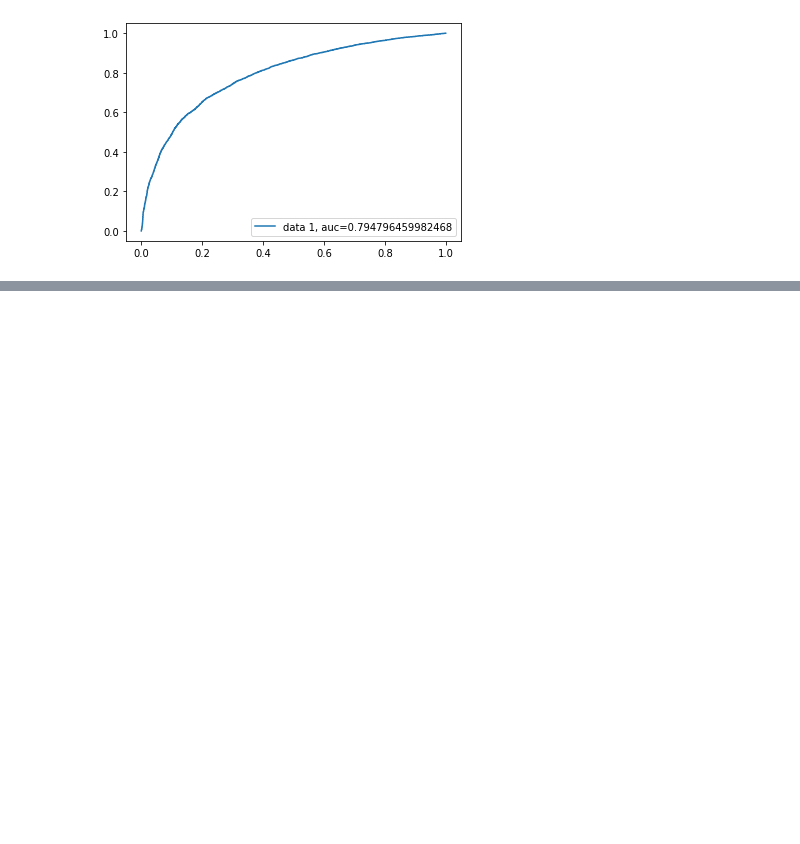
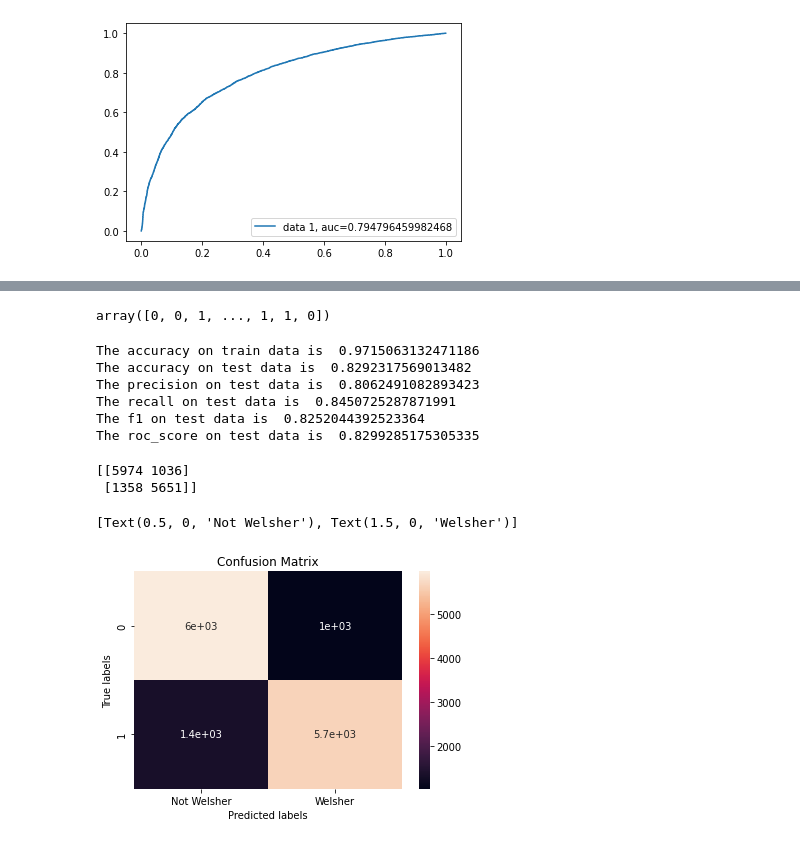
Before and after one commit to dushyantmaharshi/Credit-Card-Default-Prediction, a Jupyter notebook: Credit_Card_Default_Prediction_Capstone_Project.ipynb, the cells around one changed output, grey strips where cells are left out. Cells and saved outputs as stored; diff of their text form; code cells hidden in the pictures; blank space fills up the shorter version.

```diff
--- a/Credit_Card_Default_Prediction_Capstone_Project.ipynb
+++ b/Credit_Card_Default_Prediction_Capstone_Project.ipynb
@@ -816,0 +866,7 @@ plt.show()
+# %%
+# Implementing grid search model
+random_search = RandomizedSearchCV(estimator = rf_clf,param_distributions= param_grid,  scoring = 'accuracy',
+                          cv = 3, n_jobs = -1, verbose = 1)
+# %%
+# Fit Random search to the data
+random_search.fit(X_train, y_train)
@@ -816,0 +894,35 @@ plt.show()
+# %%
+#get best estimator which can be used for prediction
+optimal_rf_clf = random_search.best_estimator_
+# %%
+# Get the predicted classes
+train_class_preds = optimal_rf_clf.predict(X_train)
+test_class_preds = optimal_rf_clf.predict(X_test)
+# %%
+test_class_preds
+# %% [output]
+array([0, 0, 1, ..., 1, 1, 0])
+# %%
+# Get the evaluation metrics scores
+train_accuracy_rf = accuracy_score(train_class_preds,y_train)
+test_accuracy_rf = accuracy_score(test_class_preds,y_test)
+
+print("The accuracy on train data is ", train_accuracy_rf)
+print("The accuracy on test data is ", test_accuracy_rf)
+
+test_precision_score_rf = precision_score(test_class_preds,y_test)
+test_recall_score_rf = recall_score(test_class_preds,y_test)
+test_f1_score_rf = f1_score(test_class_preds,y_test)
+test_roc_score_rf = roc_auc_score(test_class_preds,y_test)
+
+print("The precision on test data is ", test_precision_score_rf)
+print("The recall on test data is ", test_recall_score_rf)
+print("The f1 on test data is ", test_f1_score_rf)
+print("The roc_score on test data is ", test_roc_score_rf)
+# %% [output]
+The accuracy on train data is  0.9715063132471186
+The accuracy on test data is  0.8292317569013482
+The precision on test data is  0.8062491082893423
+The recall on test data is  0.8450725287871991
+The f1 on test data is  0.8252044392523364
+The roc_score on test data is  0.8299285175305335
@@ -816,0 +931,19 @@ plt.show()
+# %%
+#Plotting Confusion matrix
+labels = ['Not Welsher', 'Welsher']
+cm = confusion_matrix(y_test, test_class_preds)
+print(cm)
+
+ax= plt.subplot()
+sns.heatmap(cm, annot=True, ax = ax)
+
+# labels, title and ticks
+ax.set_xlabel('Predicted labels')
+ax.set_ylabel('True labels')
+ax.set_title('Confusion Matrix')
+ax.xaxis.set_ticklabels(labels)
+# %% [output]
+[[5974 1036]
+ [1358 5651]]
+[Text(0.5, 0, 'Not Welsher'), Text(1.5, 0, 'Welsher')]
+[figure, added]
```
Also changed, not shown: parts of 18 cells of this notebook.
